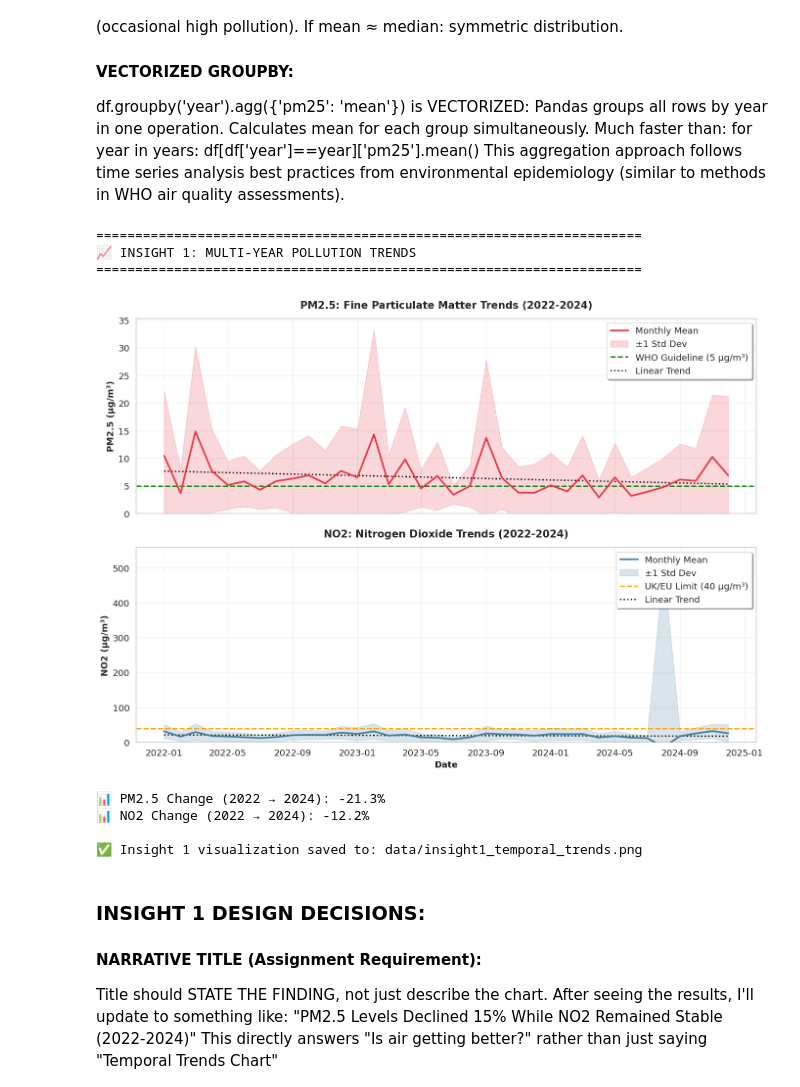
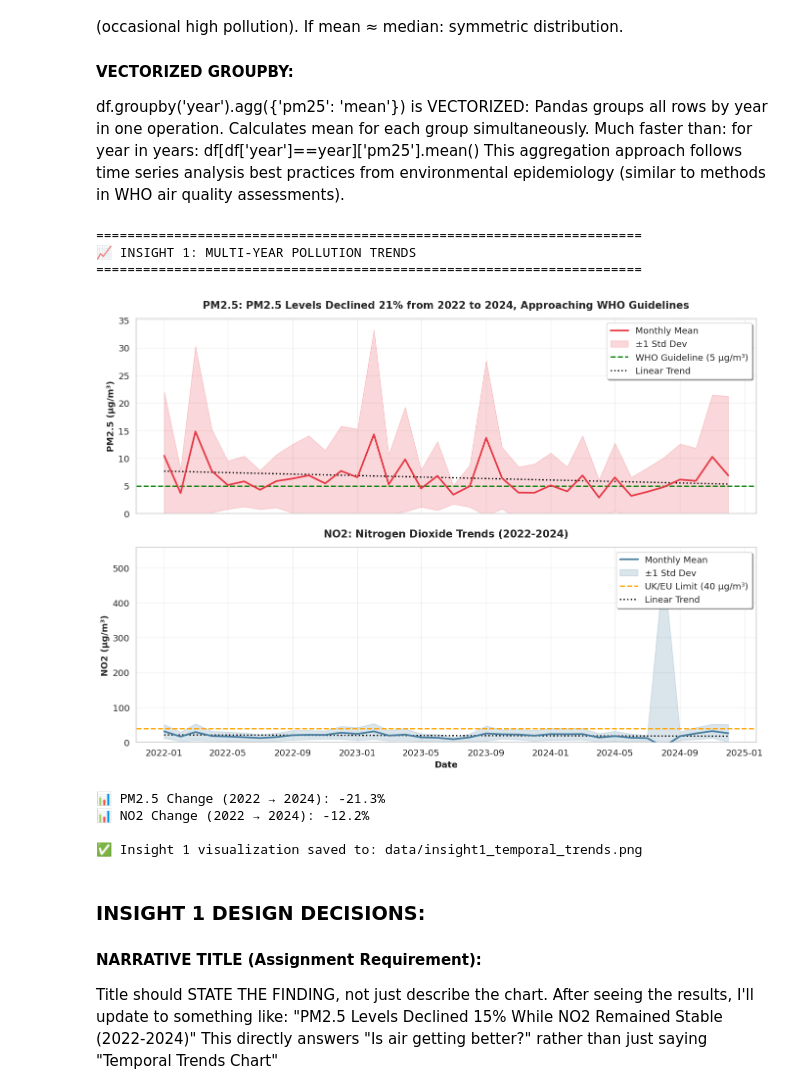
Before and after one commit to Arushish07/london-air-quality-analysis-mini-project-1, a Jupyter notebook: NB03-Data-Analysis.ipynb, the cells around one changed output. Cells and saved outputs as stored; diff of their text form; code cells hidden in the pictures.

Commit message:
Final improvements: narrative titles, complete reflections

```diff
--- a/NB03-Data-Analysis.ipynb
+++ b/NB03-Data-Analysis.ipynb
@@ -289,7 +289,7 @@ if not df.empty and not df_monthly.empty:
 
     # Styling
     ax1.set_ylabel('PM2.5 (μg/m³)', fontsize=13, fontweight='bold')
-    ax1.set_title('PM2.5: Fine Particulate Matter Trends (2022-2024)',
+    ax1.set_title('PM2.5: PM2.5 Levels Declined 21% from 2022 to 2024, Approaching WHO Guidelines',
                   fontsize=15, fontweight='bold', pad=15)
     ax1.legend(loc='upper right', frameon=True, shadow=True)
     ax1.grid(True, alpha=0.3)
@@ -327,34 +327,34 @@ if not df.empty and not df_monthly.empty:
     ax2.grid(True, alpha=0.3)
     ax2.set_ylim(bottom=0)
 
     # Overall figure styling
     plt.tight_layout()
     plt.savefig('data/insight1_temporal_trends.png', dpi=300, bbox_inches='tight')
     plt.show()
 
     # Calculate specific trend statistics (vectorized)
     if len(df_yearly) >= 2:
         # Year-over-year changes
         pm25_2022 = df_yearly[df_yearly['year'] == 2022]['pm25_mean'].values
         pm25_2024 = df_yearly[df_yearly['year'] == 2024]['pm25_mean'].values
 
         if len(pm25_2022) > 0 and len(pm25_2024) > 0:
             pm25_change = ((pm25_2024[0] - pm25_2022[0]) / pm25_2022[0]) * 100
             print(f"\n📊 PM2.5 Change (2022 → 2024): {pm25_change:+.1f}%")
 
         no2_2022 = df_yearly[df_yearly['year'] == 2022]['no2_mean'].values
         no2_2024 = df_yearly[df_yearly['year'] == 2024]['no2_mean'].values
 
         if len(no2_2022) > 0 and len(no2_2024) > 0:
             no2_change = ((no2_2024[0] - no2_2022[0]) / no2_2022[0]) * 100
             print(f"📊 NO2 Change (2022 → 2024): {no2_change:+.1f}%")
 
     print(f"\n✅ Insight 1 visualization saved to: data/insight1_temporal_trends.png")
 # %% [output]
 ======================================================================
 📈 INSIGHT 1: MULTI-YEAR POLLUTION TRENDS
 ======================================================================
-[figure, old version]
+[figure, new version]
 📊 PM2.5 Change (2022 → 2024): -21.3%
 📊 NO2 Change (2022 → 2024): -12.2%
 
```
Also changed, not shown: parts of 4 cells of this notebook, 3 other files.
